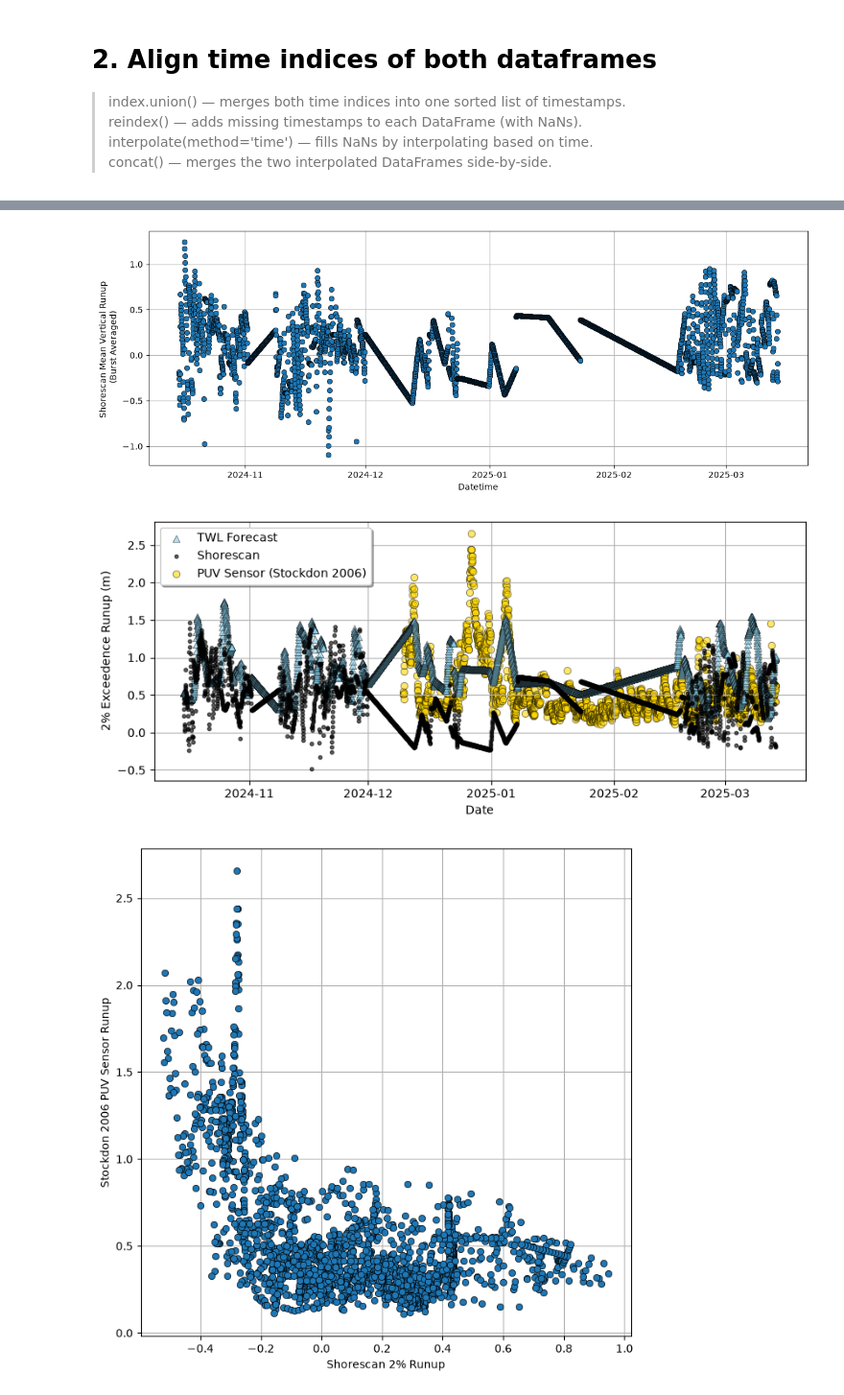
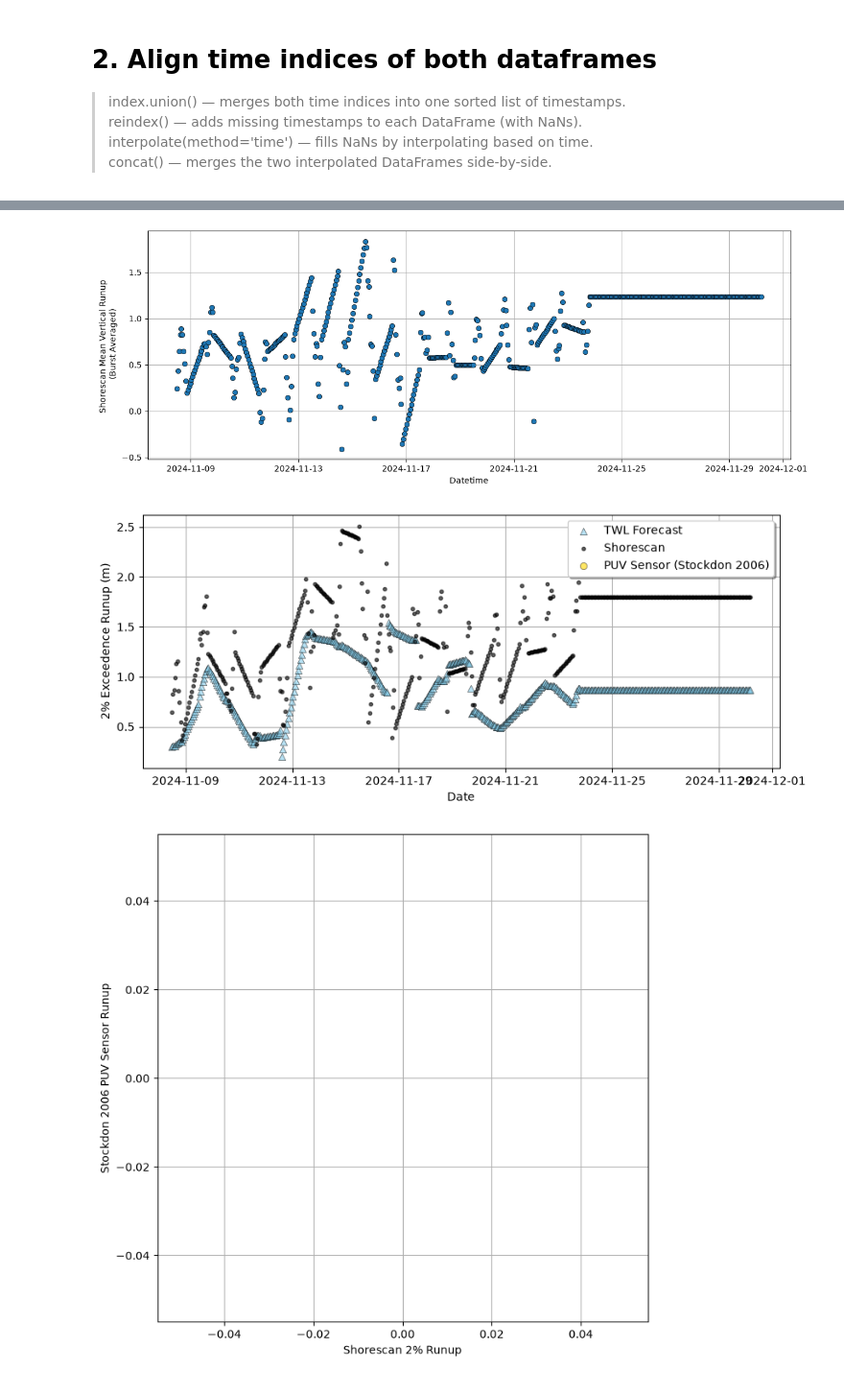
Before and after one commit to cvolpano/shorescan_processing, a Jupyter notebook: Scripts/TWL_SS_Stockdon2006_runup.ipynb, the cells around one changed output, grey strips where cells are left out. Shown at 96% size. Saved outputs shown, nothing was run; the diff lists cells and outputs as text; code cells hidden in the pictures.

Commit message:
Shorescan TWL Subset and script updates

```diff
--- a/Scripts/TWL_SS_Stockdon2006_runup.ipynb
+++ b/Scripts/TWL_SS_Stockdon2006_runup.ipynb
@@ -17,7 +17,7 @@ from py_wave_runup import models
 ## 1. Load Data Files
 # %%
 # Load Shorescan Output
-SS_PATH = 'C:/Users/cvolpano/shorescan_processing/DATA/Shorescan_TWL_viewer_Transect70_c1_sensor_clean.csv'
+SS_PATH = 'C:/Users/cvolpano/shorescan_processing/DATA/Shorescan_TWL_viewer_Transect20_c1_sensor_clean_subset_1.csv'
 PUV_PATH = 'C:/Users/cvolpano/shorescan_processing/DATA/sig1000_waves_ALL.csv'
 
 df_ss=pd.read_csv(SS_PATH)
@@ -102,17 +102,19 @@ datetime64[us]
 # %%
+
+
+datelim = pd.to_datetime(['10-01-2024','11-30-2024'])
+datelim = datelim.tz_localize(
+    "US/Eastern",
+    ambiguous="NaT",
+    nonexistent="shift_forward"
+)
+aligned_df = aligned_df.loc[datelim[0]:datelim[1]]
 fig,ax = plt.subplots(figsize=[14,5])
 plt.grid(True,zorder=0)
 plt.scatter(aligned_df.index,aligned_df['ss_zrunup_mean'],edgecolor='k',linewidths=.5,zorder=5)
 plt.xlabel('Datetime')
 plt.ylabel('Shorescan Mean Vertical Runup \n (Burst Averaged)')
 
-datelim = pd.to_datetime(['10-01-2024','03-30-2025'])
-datelim = datelim.tz_localize(
-    "US/Eastern",
-    ambiguous="NaT",
-    nonexistent="shift_forward"
-)
-aligned_df = aligned_df.loc[datelim[0]:datelim[1]]
 model_sto06 = models.Stockdon2006(Hs=aligned_df['Hs'], Tp=aligned_df['Tp'], beta=aligned_df['beta06'])
 
 model_sto06.R2     # 2.54
@@ -127,7 +129,7 @@ plt.scatter(aligned_df.index,aligned_df['cc_ru_2pct'],edgecolor='k',linewidth=0.
 plt.scatter(aligned_df.index,aligned_df['ss_ru_2pct'],marker = '.',zorder=3,alpha=0.6,c='k',label='Shorescan')
 plt.scatter(aligned_df.index,model_sto06.R2,edgecolor='k',linewidths=.5,zorder=0,alpha=0.6,c='gold',label='PUV Sensor (Stockdon 2006)')
 plt.legend(
-    loc="upper left",       # Position of legend
+    loc="upper right",       # Position of legend
     fontsize=10,            # Font size   # Legend title
     shadow=True,            # Shadow effect
     fancybox=True           # Rounded box
@@ -140,4 +142,5 @@ plt.grid(True,zorder=0)
 plt.scatter(aligned_df['ss_zrunup_mean'],model_sto06.R2,edgecolor='k',linewidths=.5,zorder=5)
 plt.xlabel('Shorescan 2% Runup')
 plt.ylabel('Stockdon 2006 PUV Sensor Runup')
+plt.show()
 # %% [output]
@@ -145,3 +147,3 @@ Text(0, 0.5, 'Stockdon 2006 PUV Sensor Runup')
-[figure, old version]
+[figure, new version]
-[figure, old version]
+[figure, new version]
-[figure, old version]
+[figure, new version]
```
Also changed, not shown: parts of 3 cells of this notebook, 46 other files.
